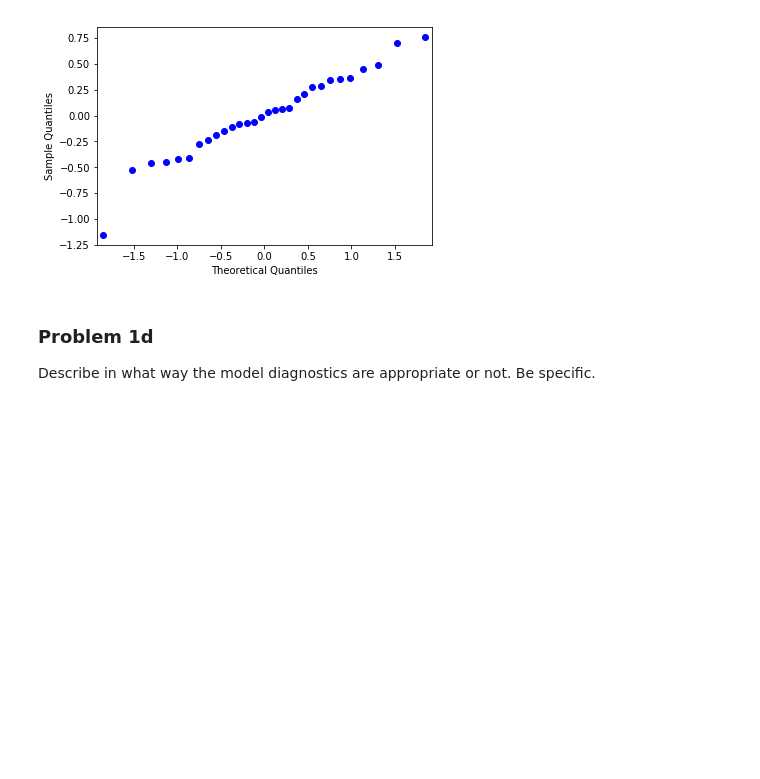
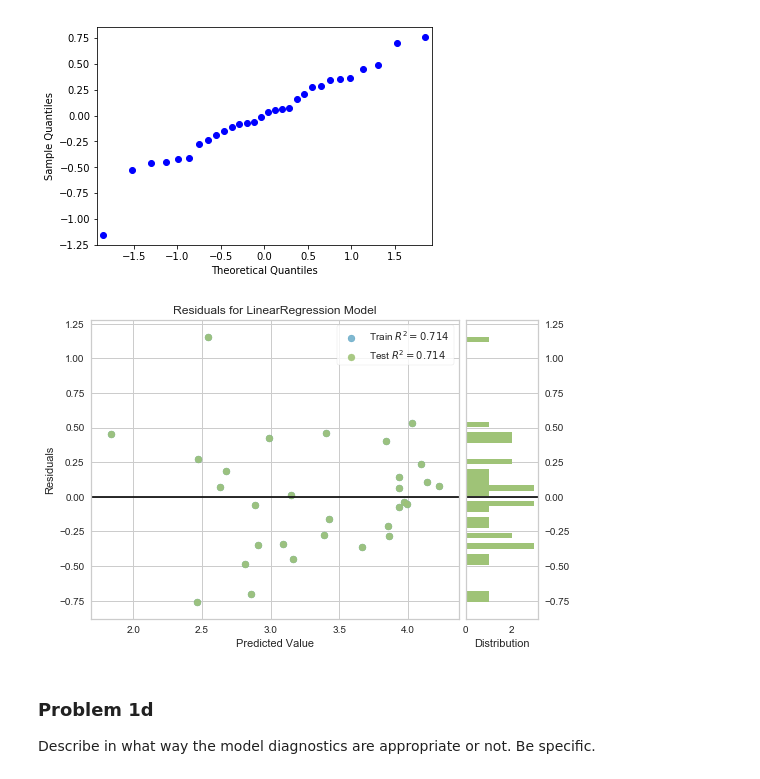
Before and after one commit to paulmattheww/Harvard-CS82-Advanced-ML, a Jupyter notebook: Assignments/HW3/HW3_2018_CSCIE82.ipynb, the cells around one changed output. Cells and saved outputs as stored; diff of their text form; code cells hidden in the pictures; blank space fills up the shorter version.

```diff
--- a/Assignments/HW3/HW3_2018_CSCIE82.ipynb
+++ b/Assignments/HW3/HW3_2018_CSCIE82.ipynb
@@ -174,6 +174,28 @@ fig = sm.qqplot(res)
 plt.show()
 # %% [output]
 [figure]
+# %%
+from yellowbrick.regressor import ResidualsPlot
+
+# Instantiate the linear model and visualizer
+visualizer = ResidualsPlot(LinearRegression())
+
+# fit using statsmodels to get access to more metrics
+X_cols = ['CO2', 'Solar', 'Transmission', 'IceShelf']
+
+# fill mean for Transmission missin gvalue
+not_missing = ~gw.Transmission.isnull()
+X, y = gw.loc[not_missing, X_cols], gw.loc[not_missing, 'log_temp']
+X.loc[~not_missing, 'Transmission'] = X.loc[not_missing, 'Transmission'].mean()
+
+# scale with standard scaler
+X = StandardScaler().fit_transform(X)
+
+visualizer.fit(X, y)  # Fit the training data to the model
+visualizer.score(X, y)  # Evaluate the model on the test data
+visualizer.poof()
+# %% [output]
+[figure, added]
 # %% [markdown]
 ### Problem 1d
 
```
